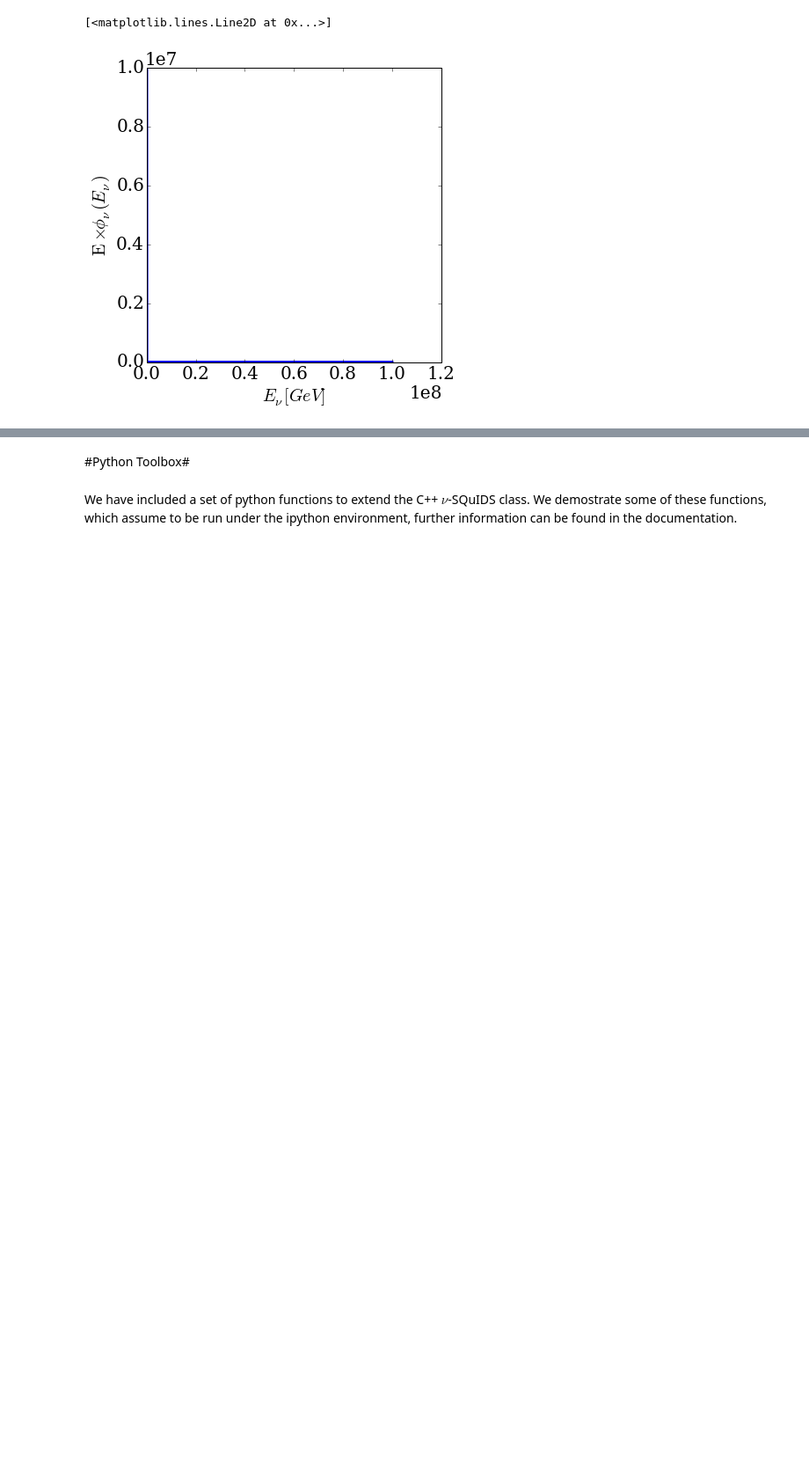
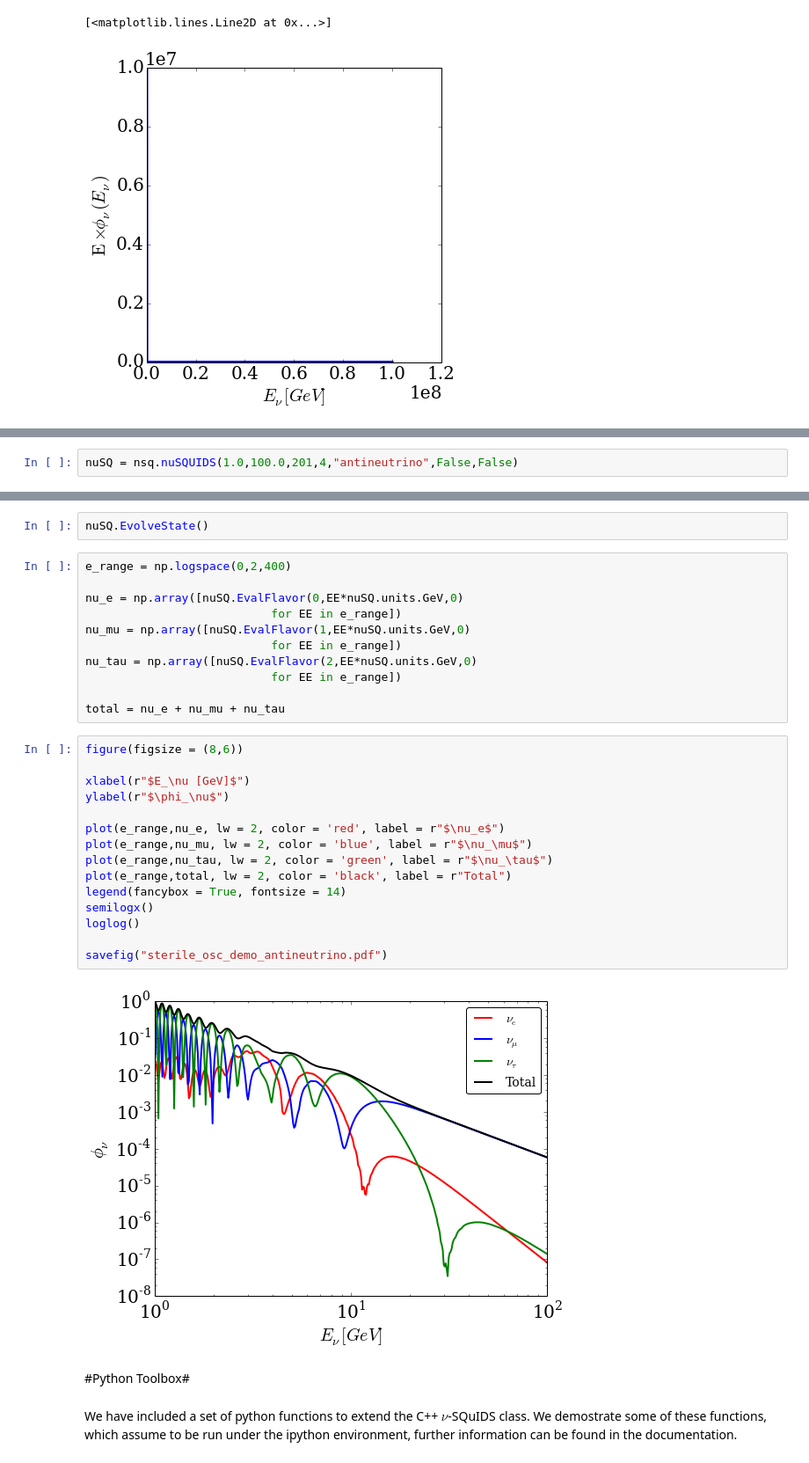
Before and after one commit to arguelles/nuSQuIDS, a Jupyter notebook: resources/python/example/nuSQUIDSpy-example.ipynb, the cells around one changed output, grey strips where cells are left out. Shown: that part at 88% size. Saved outputs shown, nothing was run; the diff lists cells and outputs as text; blank space fills up the shorter version.

```diff
--- a/resources/python/example/nuSQUIDSpy-example.ipynb
+++ b/resources/python/example/nuSQUIDSpy-example.ipynb
@@ -529,0 +522,2 @@ plot(E_range,E_times_nu_mu_bar, lw = 3, color = 'blue')
+# %%
+nuSQ = nsq.nuSQUIDS(1.0,100.0,201,4,"antineutrino",False,False)
@@ -530,3 +545,33 @@ plot(E_range,E_times_nu_mu_bar, lw = 3, color = 'blue')
+# %%
+nuSQ.EvolveState()
+# %%
+e_range = np.logspace(0,2,400)
+
+nu_e = np.array([nuSQ.EvalFlavor(0,EE*nuSQ.units.GeV,0)
+                           for EE in e_range])
+nu_mu = np.array([nuSQ.EvalFlavor(1,EE*nuSQ.units.GeV,0)
+                           for EE in e_range])
+nu_tau = np.array([nuSQ.EvalFlavor(2,EE*nuSQ.units.GeV,0)
+                           for EE in e_range])
+
+total = nu_e + nu_mu + nu_tau
+# %%
+figure(figsize = (8,6))
+
+xlabel(r"$E_\nu [GeV]$")
+ylabel(r"$\phi_\nu$")
+
+plot(e_range,nu_e, lw = 2, color = 'red', label = r"$\nu_e$")
+plot(e_range,nu_mu, lw = 2, color = 'blue', label = r"$\nu_\mu$")
+plot(e_range,nu_tau, lw = 2, color = 'green', label = r"$\nu_\tau$")
+plot(e_range,total, lw = 2, color = 'black', label = r"Total")
+legend(fancybox = True, fontsize = 14)
+semilogx()
+loglog()
+
+savefig("sterile_osc_demo_antineutrino.pdf")
+# %% [output]
+[figure, added]
 # %% [markdown]
 #Python Toolbox#
 # %% [markdown]
```
Also changed, not shown: parts of 20 cells of this notebook, 6 other files.
